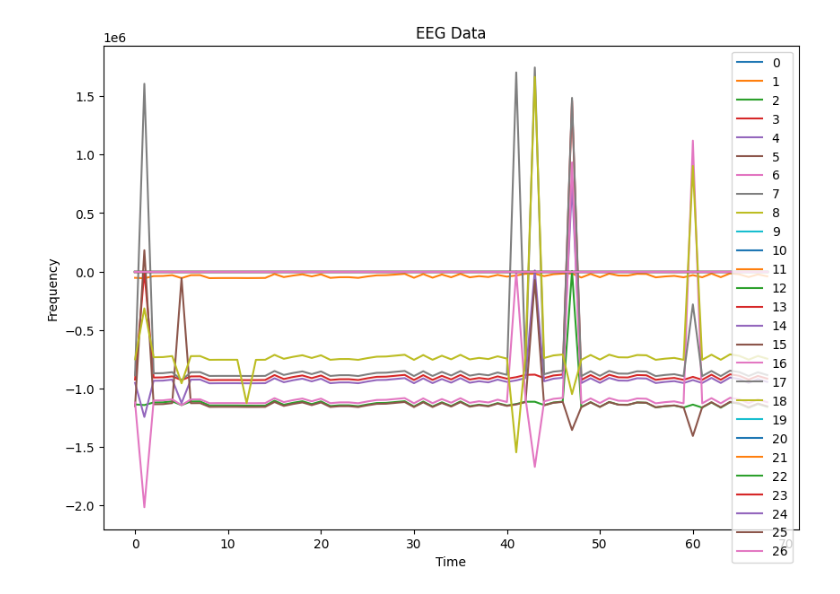
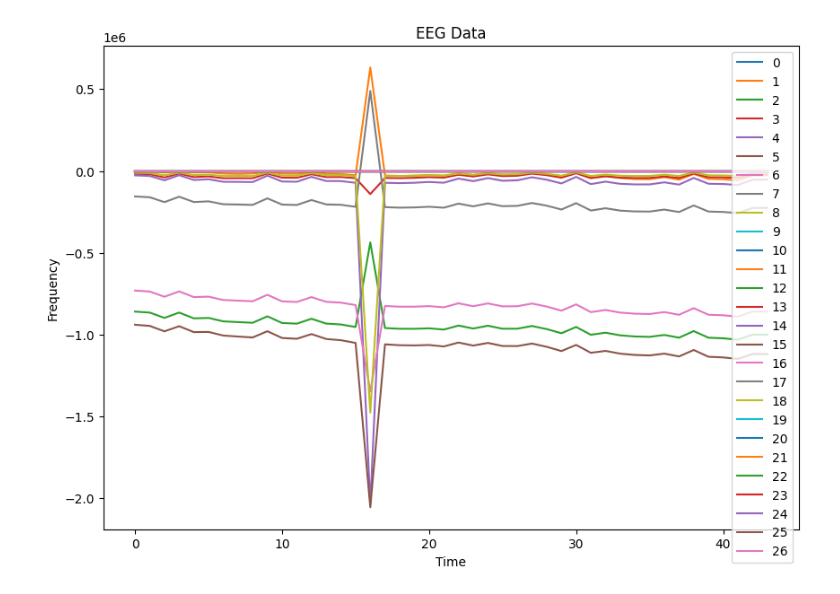
Before and after one commit to Biovibe/Jupiter-Notebook, a Jupyter notebook: EEGdata.ipynb, the cells around one changed output. Drawn from its saved outputs; the diff is of its cells as text; code cells hidden in the pictures.

```diff
--- a/EEGdata.ipynb
+++ b/EEGdata.ipynb
@@ -24,8 +50,8 @@ df.index = range(len(df))
 # %%
-df.plot(kind='line', figsize=(10, 7))
+df1.plot(kind='line', figsize=(10, 7))
 plt.xlabel('Time')
 plt.ylabel('Frequency')
 plt.title('EEG Data')
 plt.show()
 # %% [output]
-[figure, old version]
+[figure, new version]
```
Also changed, not shown: parts of 3 cells of this notebook, 1 other file.
